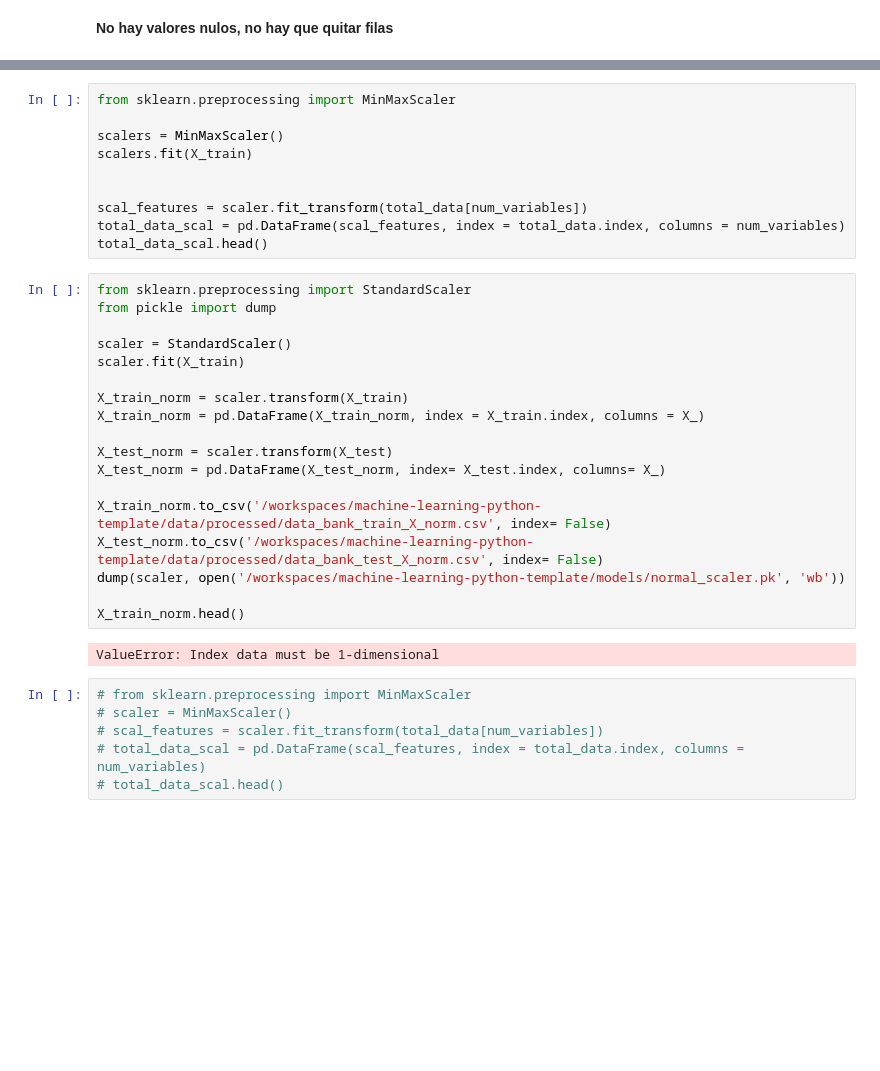
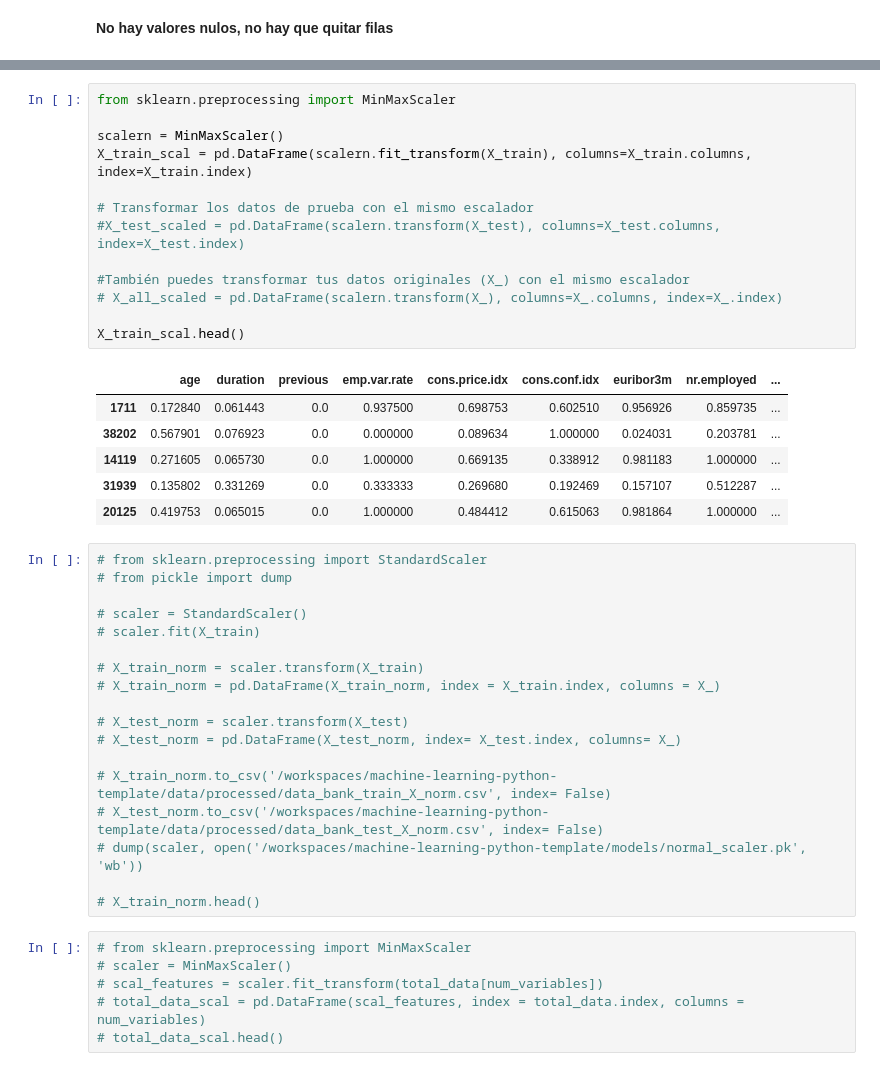
Before and after one commit to Yakondra/machine-learning-python-template, a Jupyter notebook: src/explore.ipynb, the cells around one changed output, grey strips where cells are left out. Cells and saved outputs as stored; diff of their text form; blank space fills up the shorter version.

Commit message:
mier 22 data bank sin terminar

```diff
--- a/src/explore.ipynb
+++ b/src/explore.ipynb
@@ -354,36 +358,44 @@ X_train.head()
 | 14119 | 39 | 276 | 0 | 1.4 | 93.918 | -42.7 | 4.962 | 5228.1 | ... |
 | 31939 | 28 | 1391 | 0 | -1.8 | 92.893 | -46.2 | 1.327 | 5099.1 | ... |
 | 20125 | 51 | 273 | 0 | 1.4 | 93.444 | -36.1 | 4.965 | 5228.1 | ... |
-# %%
-from sklearn.preprocessing import MinMaxScaler
-
-scalers = MinMaxScaler()
-scalers.fit(X_train)
-
-
-scal_features = scaler.fit_transform(total_data[num_variables])
-total_data_scal = pd.DataFrame(scal_features, index = total_data.index, columns = num_variables)
-total_data_scal.head()
+# %%
+from sklearn.preprocessing import MinMaxScaler
+
+scalern = MinMaxScaler()
+X_train_scal = pd.DataFrame(scalern.fit_transform(X_train), columns=X_train.columns, index=X_train.index)
+
+# Transformar los datos de prueba con el mismo escalador
+#X_test_scaled = pd.DataFrame(scalern.transform(X_test), columns=X_test.columns, index=X_test.index)
+
+#También puedes transformar tus datos originales (X_) con el mismo escalador
+# X_all_scaled = pd.DataFrame(scalern.transform(X_), columns=X_.columns, index=X_.index)
+
+X_train_scal.head()
+# %% [output]
+|  | age | duration | previous | emp.var.rate | cons.price.idx | cons.conf.idx | euribor3m | nr.employed | ... |
+| 1711 | 0.172840 | 0.061443 | 0.0 | 0.937500 | 0.698753 | 0.602510 | 0.956926 | 0.859735 | ... |
+| 38202 | 0.567901 | 0.076923 | 0.0 | 0.000000 | 0.089634 | 1.000000 | 0.024031 | 0.203781 | ... |
+| 14119 | 0.271605 | 0.065730 | 0.0 | 1.000000 | 0.669135 | 0.338912 | 0.981183 | 1.000000 | ... |
+| 31939 | 0.135802 | 0.331269 | 0.0 | 0.333333 | 0.269680 | 0.192469 | 0.157107 | 0.512287 | ... |
+| 20125 | 0.419753 | 0.065015 | 0.0 | 1.000000 | 0.484412 | 0.615063 | 0.981864 | 1.000000 | ... |
 # %%
-from sklearn.preprocessing import StandardScaler
-from pickle import dump
+# from sklearn.preprocessing import StandardScaler
+# from pickle import dump
 
-scaler = StandardScaler()
-scaler.fit(X_train)
+# scaler = StandardScaler()
+# scaler.fit(X_train)
 
-X_train_norm = scaler.transform(X_train)
-X_train_norm = pd.DataFrame(X_train_norm, index = X_train.index, columns = X_)
+# X_train_norm = scaler.transform(X_train)
+# X_train_norm = pd.DataFrame(X_train_norm, index = X_train.index, columns = X_)
 
-X_test_norm = scaler.transform(X_test)
-X_test_norm = pd.DataFrame(X_test_norm, index= X_test.index, columns= X_)
+# X_test_norm = scaler.transform(X_test)
+# X_test_norm = pd.DataFrame(X_test_norm, index= X_test.index, columns= X_)
 
-X_train_norm.to_csv('/workspaces/machine-learning-python-template/data/processed/data_bank_train_X_norm.csv', index= False)
-X_test_norm.to_csv('/workspaces/machine-learning-python-template/data/processed/data_bank_test_X_norm.csv', index= False)
-dump(scaler, open('/workspaces/machine-learning-python-template/models/normal_scaler.pk', 'wb'))
+# X_train_norm.to_csv('/workspaces/machine-learning-python-template/data/processed/data_bank_train_X_norm.csv', index= False)
+# X_test_norm.to_csv('/workspaces/machine-learning-python-template/data/processed/data_bank_test_X_norm.csv', index= False)
+# dump(scaler, open('/workspaces/machine-learning-python-template/models/normal_scaler.pk', 'wb'))
 
-X_train_norm.head()
+# X_train_norm.head()
-# %% [output]
-ValueError: Index data must be 1-dimensional
 # %%
 # from sklearn.preprocessing import MinMaxScaler
 # scaler = MinMaxScaler()
```
Also changed, not shown: parts of 2 cells of this notebook.
